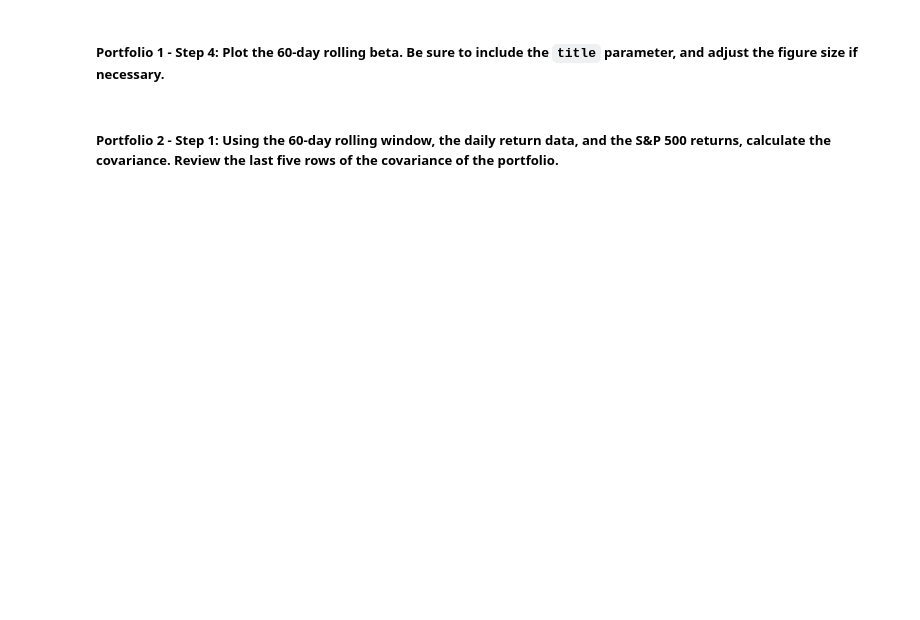
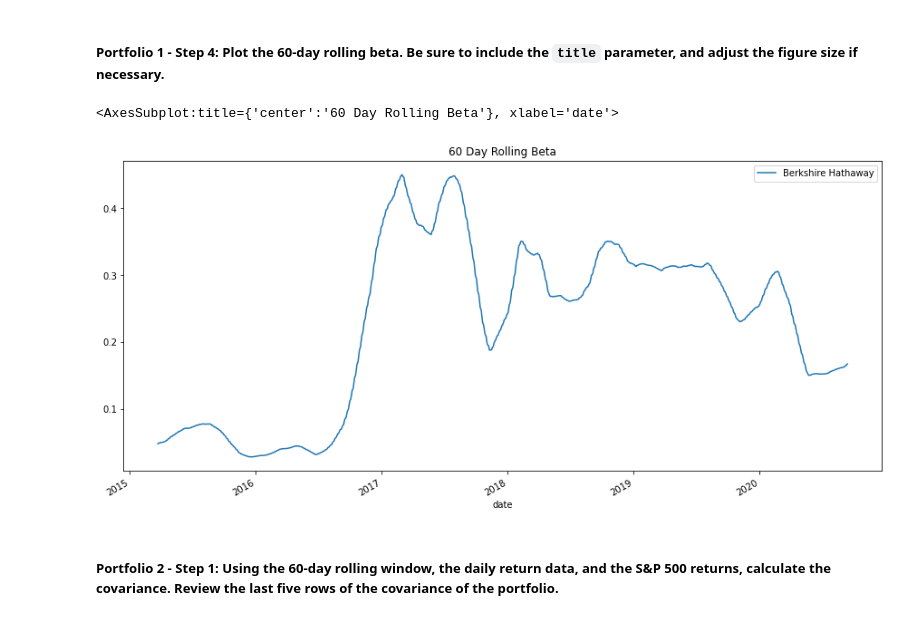
Before and after one commit to mathias1020/Challenge_4, a Jupyter notebook: risk_return_analysis.ipynb, the cells around one changed output. Cells and saved outputs as stored; diff of their text form; code cells hidden in the pictures; blank space fills up the shorter version.

```diff
--- a/risk_return_analysis.ipynb
+++ b/risk_return_analysis.ipynb
@@ -405,4 +402,5 @@ dtype: float64
 # %%
 # Calculate the beta based on the 60-day rolling covariance compared to the market (S&P 500)
 # Review the last five rows of the beta information
-# YOUR CODE HERE
+berkshire_beta = berkshire_rolling_60_covariance / sp_var
+berkshire_beta.tail()
@@ -410,4 +416,5 @@ dtype: float64
 ##### Portfolio 1 - Step 3: Use the Pandas `mean` function to calculate the average value of the 60-day rolling beta of the portfolio.
 # %%
 # Calculate the average of the 60-day rolling beta
-# YOUR CODE HERE
+berkshire_sixtyday_rolling_beta_mean = berkshire_beta.rolling(window=60).mean()
+berkshire_sixtyday_rolling_beta_mean
@@ -416,6 +437,10 @@ dtype: float64
 # %%
 # Plot the rolling beta
 # Include a title parameter and adjust the figure size
-# YOUR CODE HERE
+berkshire_sixtyday_rolling_beta_mean = berkshire_sixtyday_rolling_beta_mean.dropna()
+berkshire_sixtyday_rolling_beta_mean.plot(legend= True, figsize= (15, 7), title="60 Day Rolling Beta", label= "Berkshire Hathaway")
+# %% [output]
+<AxesSubplot:title={'center':'60 Day Rolling Beta'}, xlabel='date'>
+[figure, added]
 # %% [markdown]
 ##### Portfolio 2 - Step 1: Using the 60-day rolling window, the daily return data, and the S&P 500 returns, calculate the covariance. Review the last five rows of the covariance of the portfolio.
```
Also changed, not shown: parts of 9 cells of this notebook.
